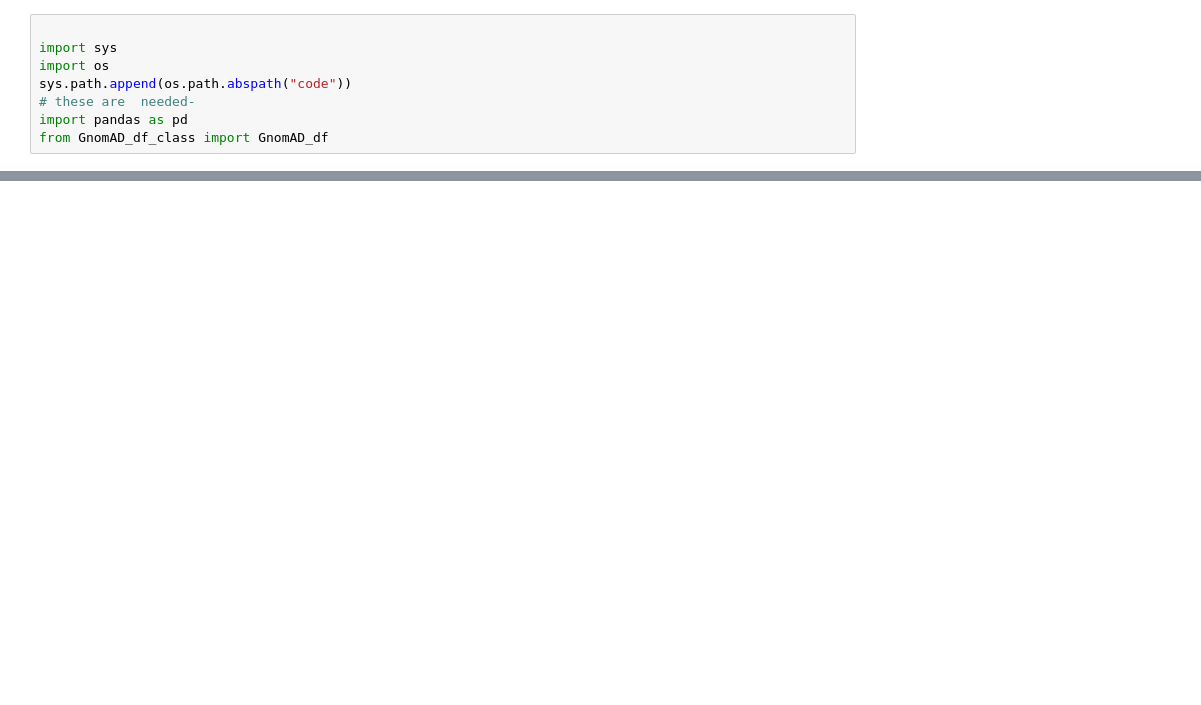
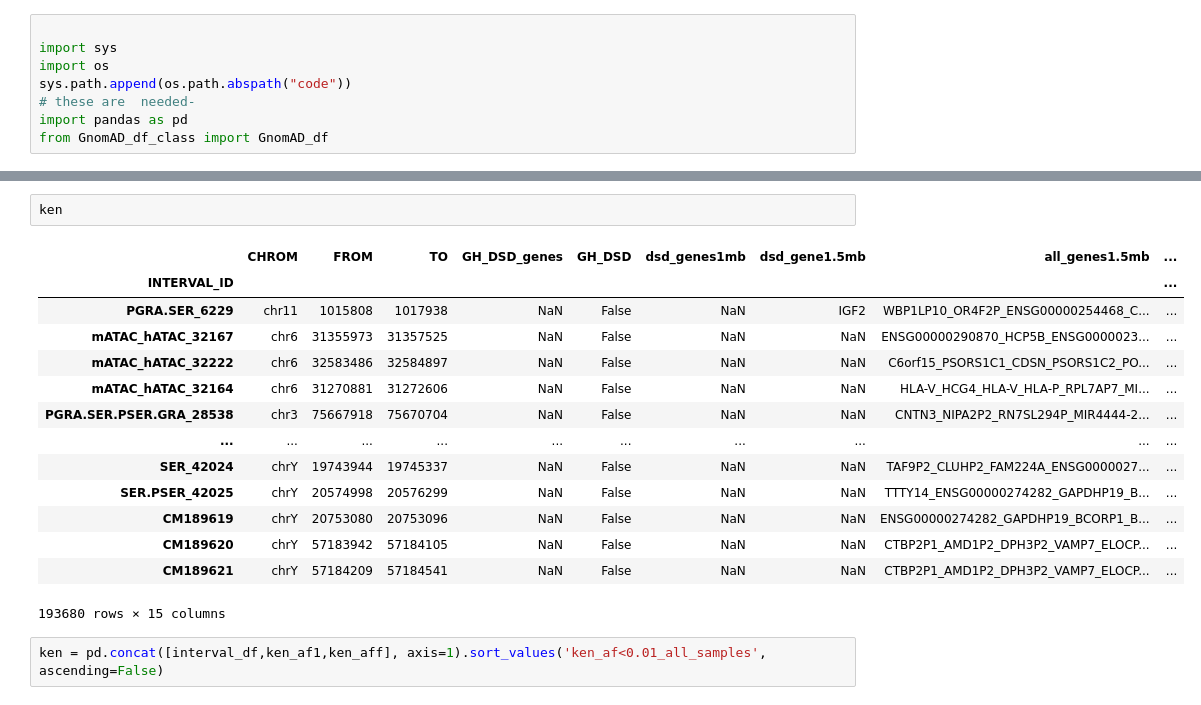
Before and after one commit to Toozig/gnomAD_df_class, a Jupyter notebook: interval_variant_count.ipynb, the cells around one changed output, grey strips where cells are left out. Cells and saved outputs as stored; diff of their text form; blank space fills up the shorter version.

Commit message:
interval done

```diff
--- a/interval_variant_count.ipynb
+++ b/interval_variant_count.ipynb
@@ -294,0 +92,19 @@ dtype: int64
+# %%
+ken
+# %% [output]
+|  | CHROM | FROM | TO | GH_DSD_genes | GH_DSD | dsd_genes1mb | dsd_gene1.5mb | all_genes1.5mb | ... |
+| INTERVAL_ID |  |  |  |  |  |  |  |  | ... |
+| PGRA.SER_6229 | chr11 | 1015808 | 1017938 | NaN | False | NaN | IGF2 | WBP1LP10_OR4F2P_ENSG00000254468_C... | ... |
+| mATAC_hATAC_32167 | chr6 | 31355973 | 31357525 | NaN | False | NaN | NaN | ENSG00000290870_HCP5B_ENSG0000023... | ... |
+| mATAC_hATAC_32222 | chr6 | 32583486 | 32584897 | NaN | False | NaN | NaN | C6orf15_PSORS1C1_CDSN_PSORS1C2_PO... | ... |
+| mATAC_hATAC_32164 | chr6 | 31270881 | 31272606 | NaN | False | NaN | NaN | HLA-V_HCG4_HLA-V_HLA-P_RPL7AP7_MI... | ... |
+| PGRA.SER.PSER.GRA_28538 | chr3 | 75667918 | 75670704 | NaN | False | NaN | NaN | CNTN3_NIPA2P2_RN7SL294P_MIR4444-2... | ... |
+| ... | ... | ... | ... | ... | ... | ... | ... | ... | ... |
+| SER_42024 | chrY | 19743944 | 19745337 | NaN | False | NaN | NaN | TAF9P2_CLUHP2_FAM224A_ENSG0000027... | ... |
+| SER.PSER_42025 | chrY | 20574998 | 20576299 | NaN | False | NaN | NaN | TTTY14_ENSG00000274282_GAPDHP19_B... | ... |
+| CM189619 | chrY | 20753080 | 20753096 | NaN | False | NaN | NaN | ENSG00000274282_GAPDHP19_BCORP1_B... | ... |
+| CM189620 | chrY | 57183942 | 57184105 | NaN | False | NaN | NaN | CTBP2P1_AMD1P2_DPH3P2_VAMP7_ELOCP... | ... |
+| CM189621 | chrY | 57184209 | 57184541 | NaN | False | NaN | NaN | CTBP2P1_AMD1P2_DPH3P2_VAMP7_ELOCP... | ... |
+193680 rows × 15 columns
+# %%
+ken = pd.concat([interval_df,ken_af1,ken_aff], axis=1).sort_values('ken_af<0.01_all_samples', ascending=False)
```
Also changed, not shown: parts of 28 cells of this notebook, 6 other files.
